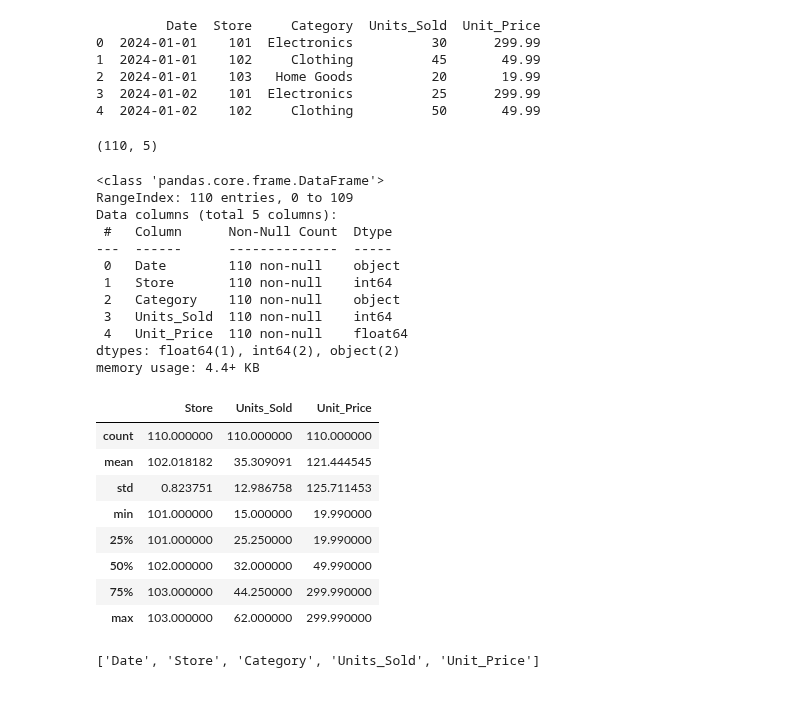
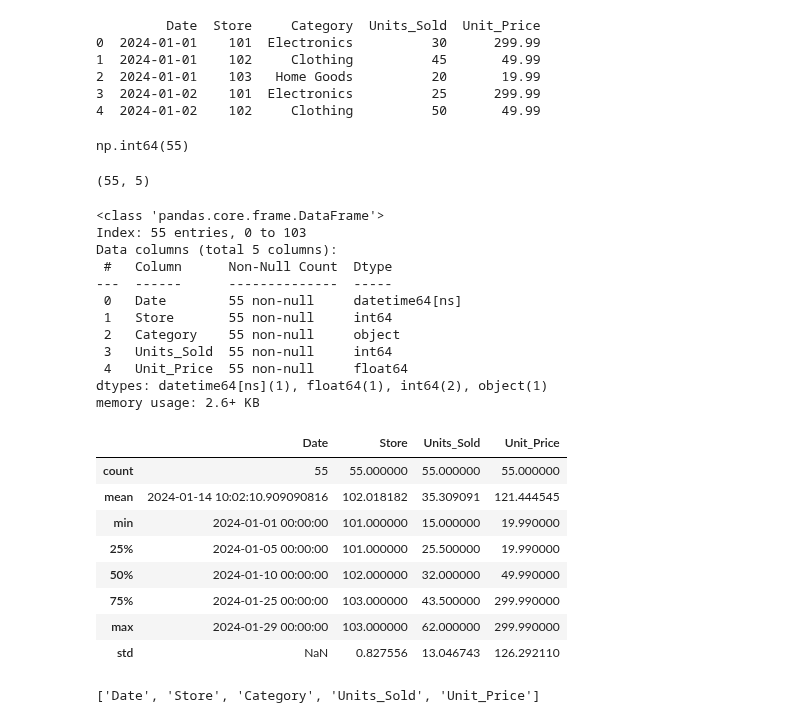
Before and after one commit to nicoherza-pascu/Club_IA-2, a Jupyter notebook: analisis.ipynb, the cells around one changed output. Cells and saved outputs as stored; diff of their text form; code cells hidden in the pictures.

```diff
--- a/analisis.ipynb
+++ b/analisis.ipynb
@@ -12,35 +13,41 @@ print(df.head())
 2  2024-01-01    103   Home Goods          20       19.99
 3  2024-01-02    101  Electronics          25      299.99
 4  2024-01-02    102     Clothing          50       49.99
+# %%
+df.duplicated().sum()
+# %% [output]
+np.int64(55)
+# %%
+df_clean = df.drop_duplicates()
 # %%
-df.shape
+df_clean.shape
 # %% [output]
-(110, 5)
+(55, 5)
 # %%
-df.info()
+df_clean.info()
 # %% [output]
 <class 'pandas.core.frame.DataFrame'>
-RangeIndex: 110 entries, 0 to 109
+Index: 55 entries, 0 to 103
 Data columns (total 5 columns):
  #   Column      Non-Null Count  Dtype
 ---  ------      --------------  -----
- 0   Date        110 non-null    object
- 1   Store       110 non-null    int64
- 2   Category    110 non-null    object
- 3   Units_Sold  110 non-null    int64
- 4   Unit_Price  110 non-null    float64
-dtypes: float64(1), int64(2), object(2)
-memory usage: 4.4+ KB
+ 0   Date        55 non-null     datetime64[ns]
+ 1   Store       55 non-null     int64
+ 2   Category    55 non-null     object
+ 3   Units_Sold  55 non-null     int64
+ 4   Unit_Price  55 non-null     float64
+dtypes: datetime64[ns](1), float64(1), int64(2), object(1)
+memory usage: 2.6+ KB
 # %%
-df.describe()
+df_clean.describe()
 # %% [output]
-|  | Store | Units_Sold | Unit_Price |
-| count | 110.000000 | 110.000000 | 110.000000 |
-| mean | 102.018182 | 35.309091 | 121.444545 |
-| std | 0.823751 | 12.986758 | 125.711453 |
-| min | 101.000000 | 15.000000 | 19.990000 |
-| 25% | 101.000000 | 25.250000 | 19.990000 |
-| 50% | 102.000000 | 32.000000 | 49.990000 |
-| 75% | 103.000000 | 44.250000 | 299.990000 |
-| max | 103.000000 | 62.000000 | 299.990000 |
+|  | Date | Store | Units_Sold | Unit_Price |
+| count | 55 | 55.000000 | 55.000000 | 55.000000 |
+| mean | 2024-01-14 10:02:10.909090816 | 102.018182 | 35.309091 | 121.444545 |
+| min | 2024-01-01 00:00:00 | 101.000000 | 15.000000 | 19.990000 |
+| 25% | 2024-01-05 00:00:00 | 101.000000 | 25.500000 | 19.990000 |
+| 50% | 2024-01-10 00:00:00 | 102.000000 | 32.000000 | 49.990000 |
+| 75% | 2024-01-25 00:00:00 | 103.000000 | 43.500000 | 299.990000 |
+| max | 2024-01-29 00:00:00 | 103.000000 | 62.000000 | 299.990000 |
+| std | NaN | 0.827556 | 13.046743 | 126.292110 |
 # %%
```
Also changed, not shown: parts of 17 cells of this notebook.
